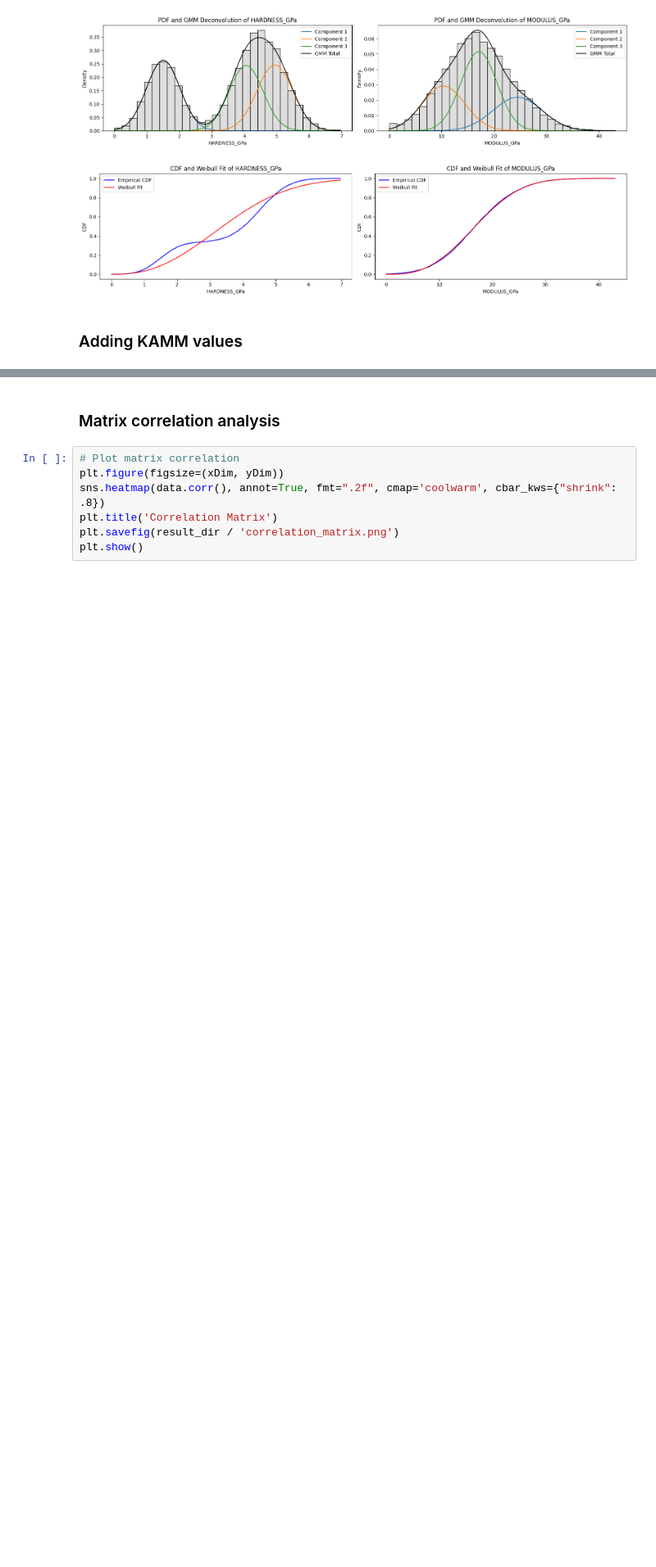
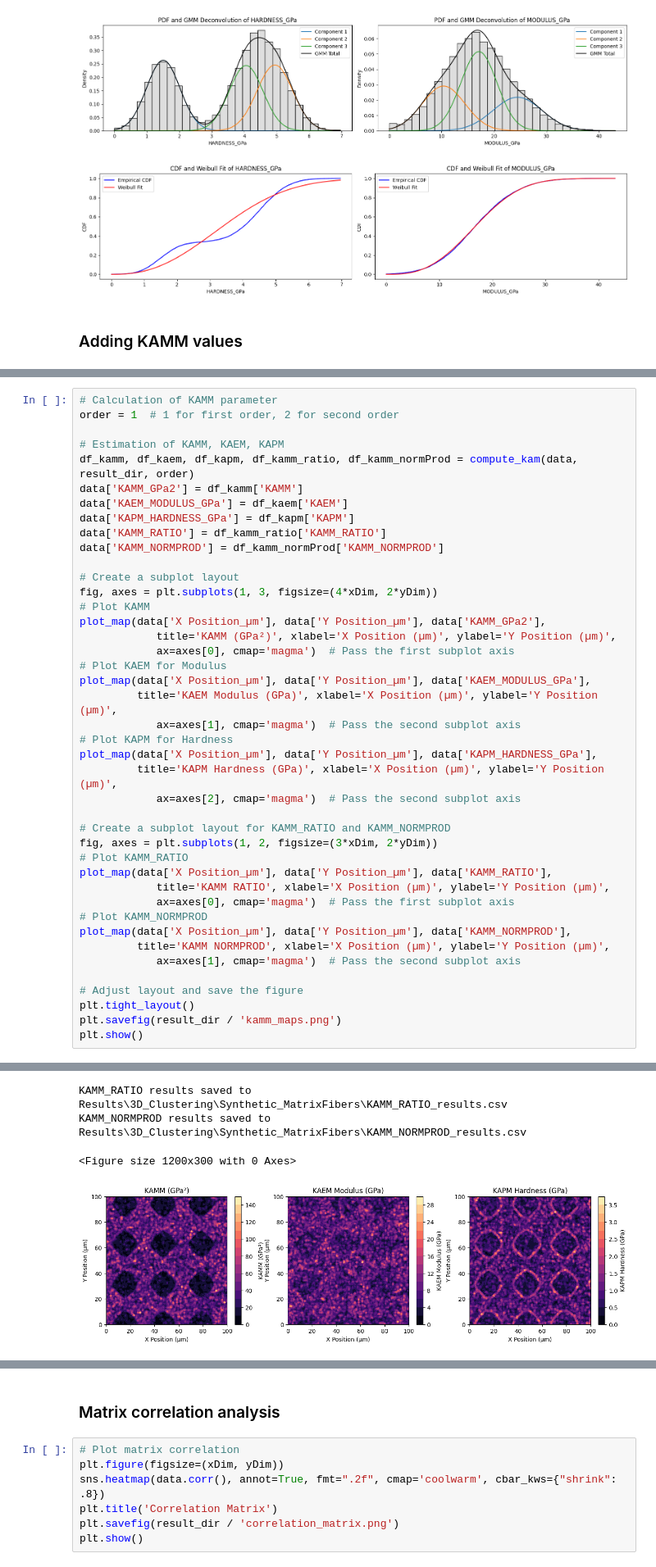
Before and after one commit to DavidMercier/Indentation2025_AnsysWorkshop, a Jupyter notebook: Atelier1_ML-Clustering/3D_Clustering.ipynb, the cells around one changed output, grey strips where cells are left out. Shown at 82% size. Cells and saved outputs as stored; diff of their text form; blank space fills up the shorter version.

```diff
--- a/Atelier1_ML-Clustering/3D_Clustering.ipynb
+++ b/Atelier1_ML-Clustering/3D_Clustering.ipynb
@@ -216,0 +158,43 @@ plt.show()
+# %%
+# Calculation of KAMM parameter
+order = 1  # 1 for first order, 2 for second order
+
+# Estimation of KAMM, KAEM, KAPM
+df_kamm, df_kaem, df_kapm, df_kamm_ratio, df_kamm_normProd = compute_kam(data, result_dir, order)
+data['KAMM_GPa2'] = df_kamm['KAMM']
+data['KAEM_MODULUS_GPa'] = df_kaem['KAEM']
+data['KAPM_HARDNESS_GPa'] = df_kapm['KAPM']
+data['KAMM_RATIO'] = df_kamm_ratio['KAMM_RATIO']
+data['KAMM_NORMPROD'] = df_kamm_normProd['KAMM_NORMPROD']
+
+# Create a subplot layout
+fig, axes = plt.subplots(1, 3, figsize=(4*xDim, 2*yDim))
+# Plot KAMM
+plot_map(data['X Position_µm'], data['Y Position_µm'], data['KAMM_GPa2'],
+            title='KAMM (GPa²)', xlabel='X Position (µm)', ylabel='Y Position (µm)',
+            ax=axes[0], cmap='magma')  # Pass the first subplot axis
+# Plot KAEM for Modulus
+plot_map(data['X Position_µm'], data['Y Position_µm'], data['KAEM_MODULUS_GPa'],
+         title='KAEM Modulus (GPa)', xlabel='X Position (µm)', ylabel='Y Position (µm)',
+            ax=axes[1], cmap='magma')  # Pass the second subplot axis
+# Plot KAPM for Hardness
+plot_map(data['X Position_µm'], data['Y Position_µm'], data['KAPM_HARDNESS_GPa'],
+         title='KAPM Hardness (GPa)', xlabel='X Position (µm)', ylabel='Y Position (µm)',
+            ax=axes[2], cmap='magma')  # Pass the second subplot axis
+
+# Create a subplot layout for KAMM_RATIO and KAMM_NORMPROD
+fig, axes = plt.subplots(1, 2, figsize=(3*xDim, 2*yDim))
+# Plot KAMM_RATIO
+plot_map(data['X Position_µm'], data['Y Position_µm'], data['KAMM_RATIO'],
+            title='KAMM RATIO', xlabel='X Position (µm)', ylabel='Y Position (µm)',
+            ax=axes[0], cmap='magma')  # Pass the first subplot axis
+# Plot KAMM_NORMPROD
+plot_map(data['X Position_µm'], data['Y Position_µm'], data['KAMM_NORMPROD'],
+         title='KAMM NORMPROD', xlabel='X Position (µm)', ylabel='Y Position (µm)',
+            ax=axes[1], cmap='magma')  # Pass the second subplot axis
+
+# Adjust layout and save the figure
+plt.tight_layout()
+plt.savefig(result_dir / 'kamm_maps.png')
+plt.show()
+# %% [output]
@@ -216,0 +206,4 @@ plt.show()
+KAMM_RATIO results saved to Results\3D_Clustering\Synthetic_MatrixFibers\KAMM_RATIO_results.csv
+KAMM_NORMPROD results saved to Results\3D_Clustering\Synthetic_MatrixFibers\KAMM_NORMPROD_results.csv
+<Figure size 1200x300 with 0 Axes>
+[figure, added]
```
Also changed, not shown: parts of 8 cells of this notebook, 15 other files.
